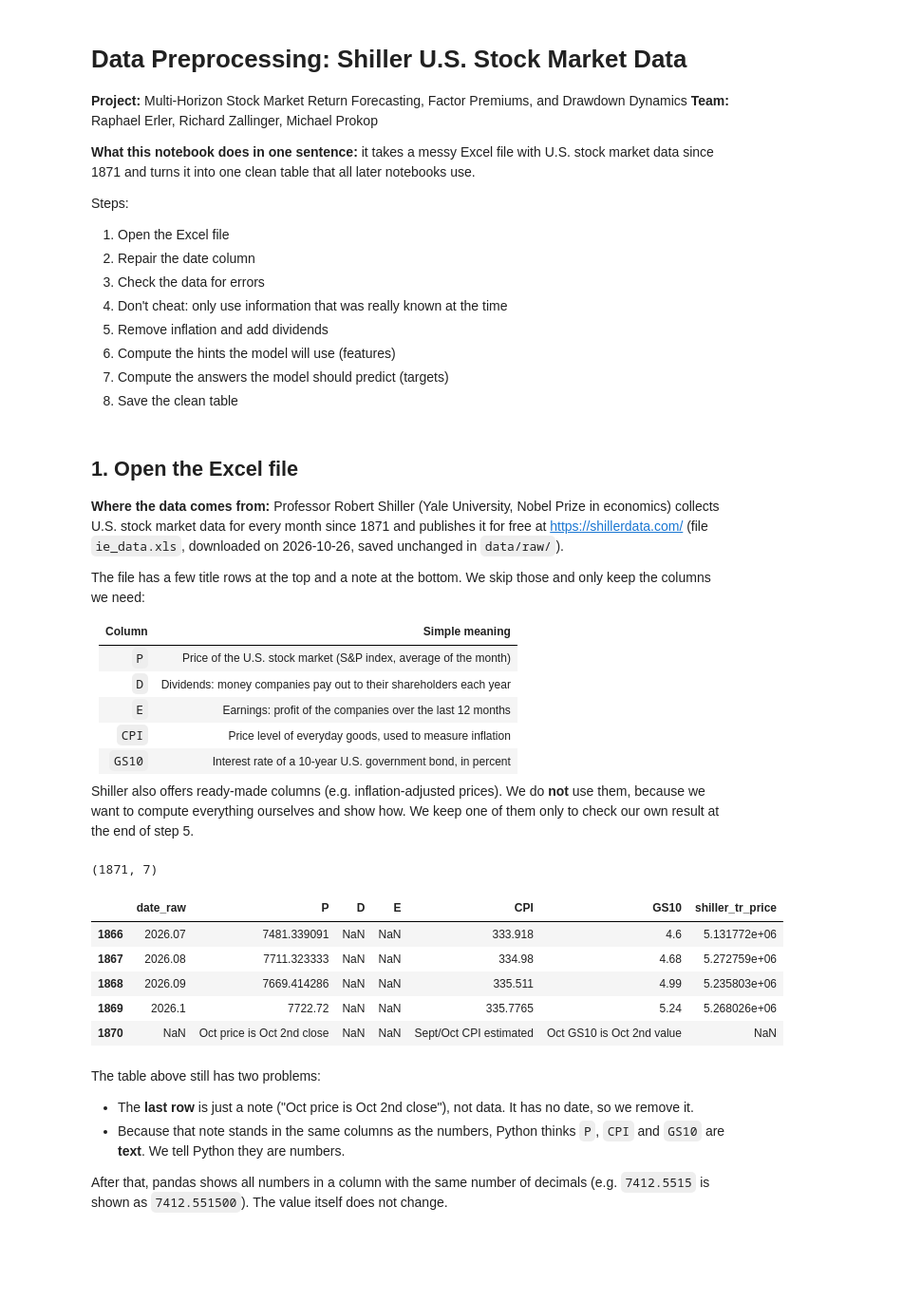
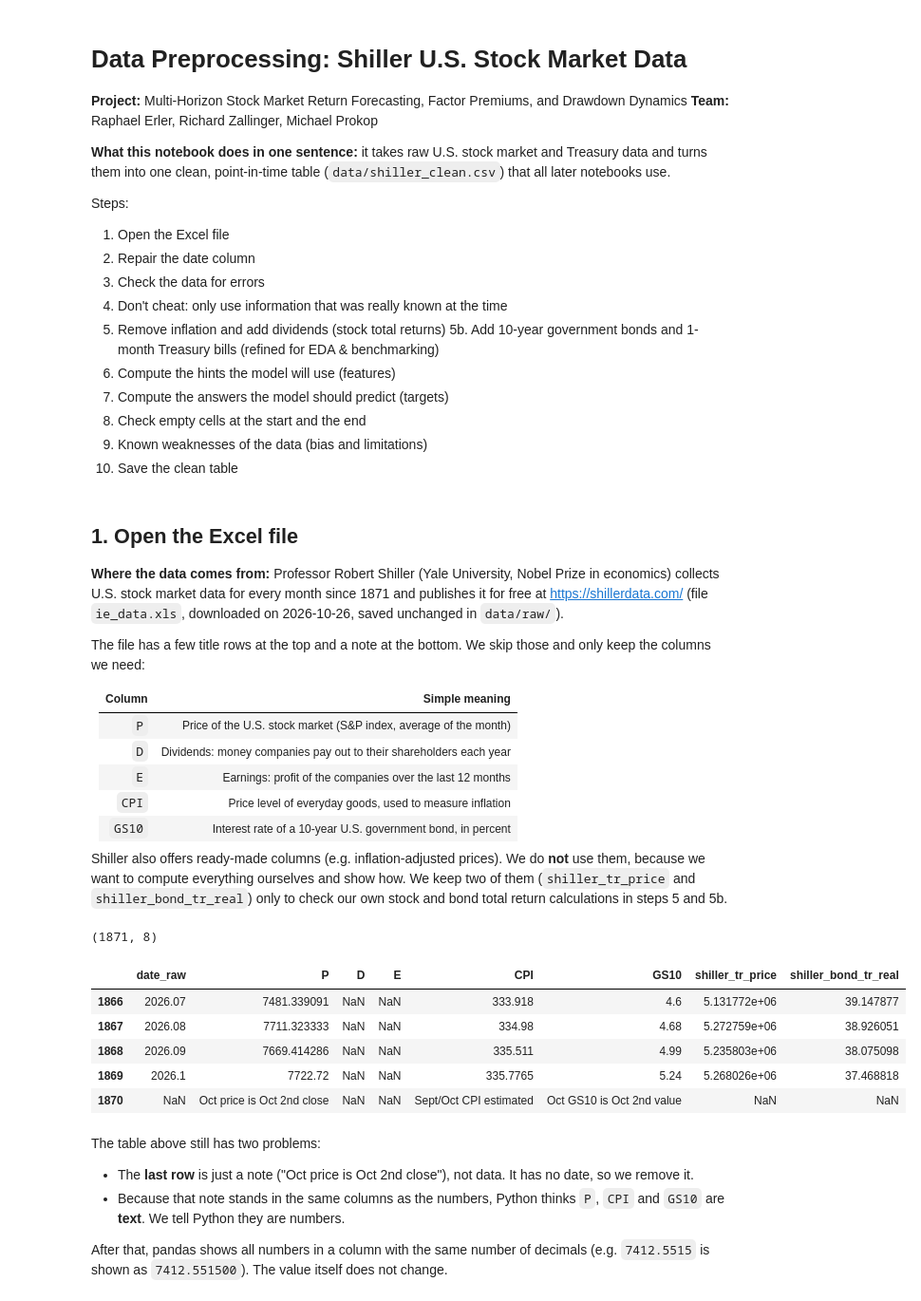
Before and after one commit to Prokaee/Datapipelines_Projekt, a Jupyter notebook: 01_preprocessing.ipynb, the cells around one changed output. Shown at 95% size. Saved outputs shown, nothing was run; the diff lists cells and outputs as text; code cells hidden in the pictures; blank space fills up the shorter version.

```diff
--- a/01_preprocessing.ipynb
+++ b/01_preprocessing.ipynb
@@ -4,18 +4,21 @@
 **Project:** Multi-Horizon Stock Market Return Forecasting, Factor Premiums, and Drawdown Dynamics
 **Team:** Raphael Erler, Richard Zallinger, Michael Prokop
 
-**What this notebook does in one sentence:** it takes a messy Excel file with U.S. stock market
-data since 1871 and turns it into one clean table that all later notebooks use.
+**What this notebook does in one sentence:** it takes raw U.S. stock market and Treasury data
+and turns them into one clean, point-in-time table (`data/shiller_clean.csv`) that all later notebooks use.
 
 Steps:
 1. Open the Excel file
 2. Repair the date column
 3. Check the data for errors
 4. Don't cheat: only use information that was really known at the time
-5. Remove inflation and add dividends
+5. Remove inflation and add dividends (stock total returns)
+5b. Add 10-year government bonds and 1-month Treasury bills (refined for EDA & benchmarking)
 6. Compute the hints the model will use (features)
 7. Compute the answers the model should predict (targets)
-8. Save the clean table
+8. Check empty cells at the start and the end
+9. Known weaknesses of the data (bias and limitations)
+10. Save the clean table
 # %% [markdown]
 ## 1. Open the Excel file
 
@@ -35,32 +38,32 @@ the columns we need:
 | `GS10` | Interest rate of a 10-year U.S. government bond, in percent |
 
 Shiller also offers ready-made columns (e.g. inflation-adjusted prices). We do **not** use them,
-because we want to compute everything ourselves and show how. We keep one of them only to check
-our own result at the end of step 5.
+because we want to compute everything ourselves and show how. We keep two of them (`shiller_tr_price` and `shiller_bond_tr_real`) only to check
+our own stock and bond total return calculations in steps 5 and 5b.
 # %%
 import numpy as np
 import pandas as pd
 
 raw = pd.read_excel(
     "data/raw/ie_data.xls",
     sheet_name="Data",
     engine="calamine",       # reads old .xls files (xlrd is deprecated)
     skiprows=8,              # skip the title rows
     header=None,
-    usecols=[0, 1, 2, 3, 4, 6, 9],
-    names=["date_raw", "P", "D", "E", "CPI", "GS10", "shiller_tr_price"],
+    usecols=[0, 1, 2, 3, 4, 6, 9, 18],
+    names=["date_raw", "P", "D", "E", "CPI", "GS10", "shiller_tr_price", "shiller_bond_tr_real"],
     dtype={"date_raw": str},  # read the date as text, see step 2
 )
 print(raw.shape)
 raw.tail()
 # %% [output]
-(1871, 7)
+(1871, 8)
-|  | date_raw | P | D | E | CPI | GS10 | shiller_tr_price |
-| 1866 | 2026.07 | 7481.339091 | NaN | NaN | 333.918 | 4.6 | 5.131772e+06 |
-| 1867 | 2026.08 | 7711.323333 | NaN | NaN | 334.98 | 4.68 | 5.272759e+06 |
-| 1868 | 2026.09 | 7669.414286 | NaN | NaN | 335.511 | 4.99 | 5.235803e+06 |
-| 1869 | 2026.1 | 7722.72 | NaN | NaN | 335.7765 | 5.24 | 5.268026e+06 |
-| 1870 | NaN | Oct price is Oct 2nd close | NaN | NaN | Sept/Oct CPI estimated | Oct GS10 is Oct 2nd value | NaN |
+|  | date_raw | P | D | E | CPI | GS10 | shiller_tr_price | shiller_bond_tr_real |
+| 1866 | 2026.07 | 7481.339091 | NaN | NaN | 333.918 | 4.6 | 5.131772e+06 | 39.147877 |
+| 1867 | 2026.08 | 7711.323333 | NaN | NaN | 334.98 | 4.68 | 5.272759e+06 | 38.926051 |
+| 1868 | 2026.09 | 7669.414286 | NaN | NaN | 335.511 | 4.99 | 5.235803e+06 | 38.075098 |
+| 1869 | 2026.1 | 7722.72 | NaN | NaN | 335.7765 | 5.24 | 5.268026e+06 | 37.468818 |
+| 1870 | NaN | Oct price is Oct 2nd close | NaN | NaN | Sept/Oct CPI estimated | Oct GS10 is Oct 2nd value | NaN | NaN |
 # %% [markdown]
 The table above still has two problems:
 - The **last row** is just a note ("Oct price is Oct 2nd close"), not data. It has no date, so we remove it.
```
Also changed, not shown: parts of 8 cells of this notebook, 51 other files.
